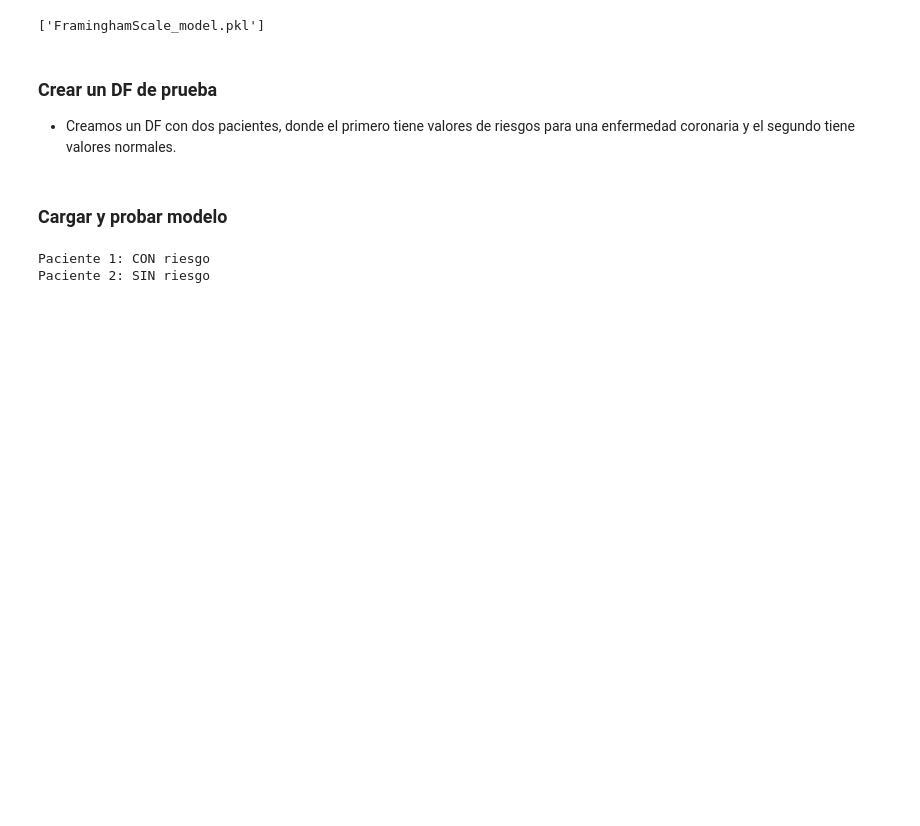
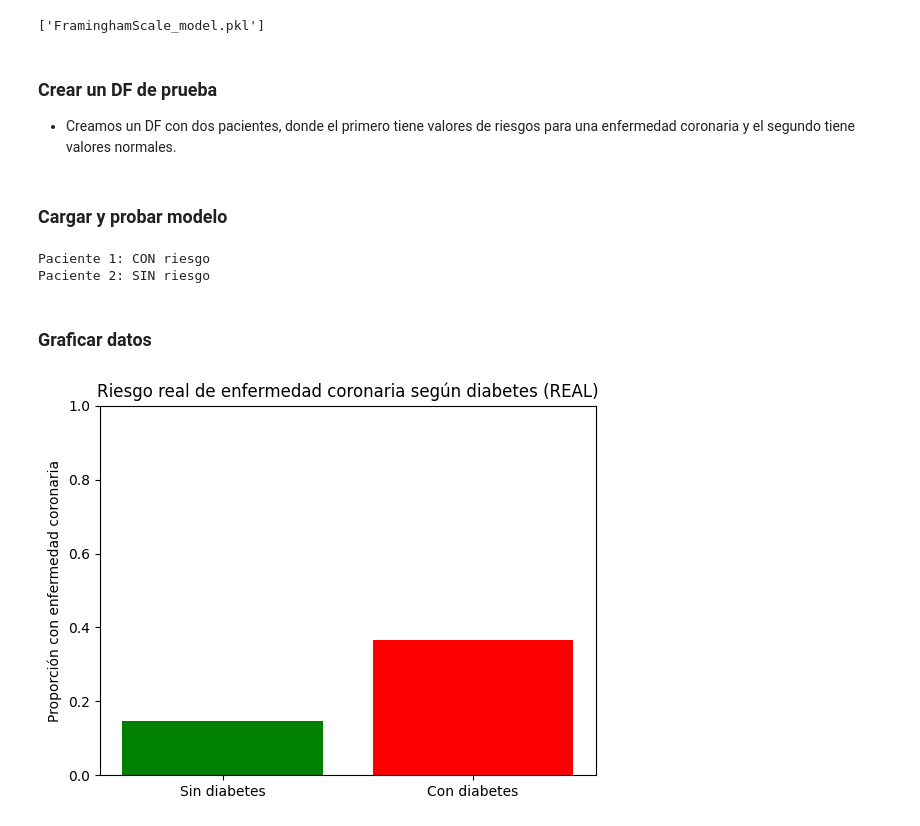
Before and after one commit to GastonFlorenciano/regresion-logistica, a Jupyter notebook: main.ipynb, the cells around one changed output. Drawn from its saved outputs; the diff is of its cells as text; code cells hidden in the pictures; blank space fills up the shorter version.

Commit message:
chore: :sparkles: Graficar datos

```diff
--- a/main.ipynb
+++ b/main.ipynb
@@ -218,3 +217,18 @@ for i in range(len(pred)):
 # %% [output]
 Paciente 1: CON riesgo
 Paciente 2: SIN riesgo
+# %% [markdown]
+### **Graficar datos**
+# %%
+riesgo_por_diabetes = df.groupby('diabetes')['TenYearCHD'].mean()
+
+labels = ['Sin diabetes', 'Con diabetes']
+valores = riesgo_por_diabetes.values
+
+plt.bar(labels, valores, color=['green', 'red'])
+plt.ylabel('Proporción con enfermedad coronaria')
+plt.title('Riesgo real de enfermedad coronaria según diabetes (REAL)')
+plt.ylim(0, 1)
+plt.show()
+# %% [output]
+[figure, added]
```
Also changed, not shown: parts of 3 cells of this notebook.
